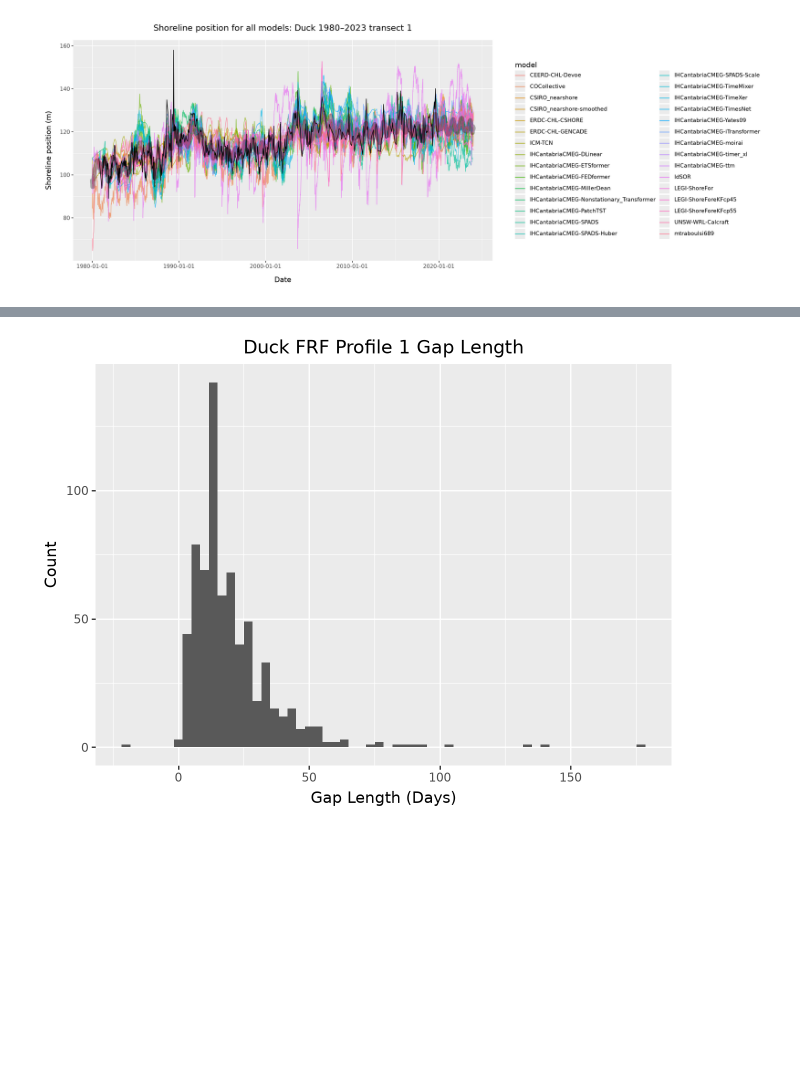
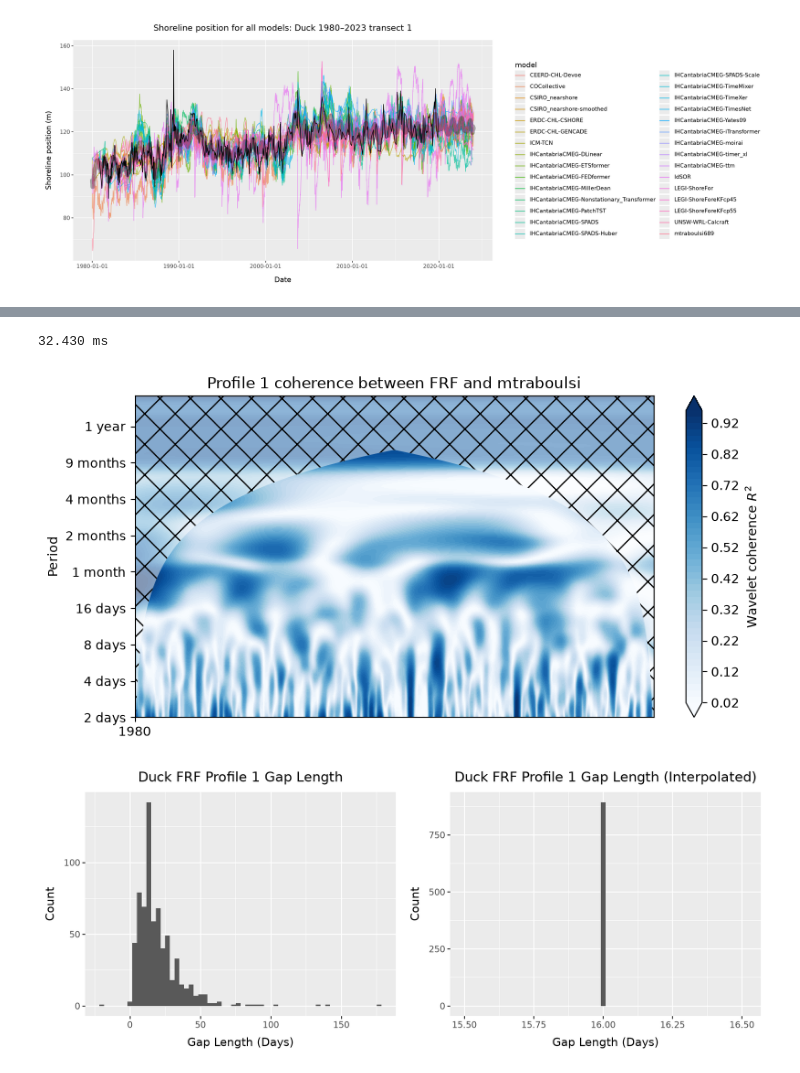
Before and after one commit to samnystrom/shoreshop3-analysis, a Jupyter notebook: analysis.ipynb, the cells around one changed output, grey strips where cells are left out. Cells and saved outputs as stored; diff of their text form; code cells hidden in the pictures; blank space fills up the shorter version.

```diff
--- a/analysis.ipynb
+++ b/analysis.ipynb
@@ -21,6 +33,7 @@ with zipfile.ZipFile(input_cur_path, 'r') as zip:
         input_duck_cur = pd.read_csv(file)
 
 input_duck_cur['date'] = input_duck_cur['time'].apply(lambda s: s[:10])
+input_duck_cur['time'] = pd.to_datetime(input_duck_cur['time'])
 
 input_duck_cur
 # %% [output]
@@ -291,0 +423,27 @@ fig
+# %%
+def time_regularize(df: pd.DataFrame, cols: str | Sequence[str], dt: float) -> pd.DataFrame:
+    '''
+    df should have a "time" column which is a pandas datetime. col is the y-value to interpolate.
+    '''
+
+    if isinstance(cols, str):
+        cols = (cols, )
+
+    start = df['time'].min()
+    range = (df['time'].max() - start).days
+    t = np.arange(0, range, dt)
+
+    out_cols = {'time': t}
+    in_t = df['time'].apply(lambda time: (time - start).days)
+    for col in cols:
+        out_cols[col] = np.interp(t, in_t, df[col])
+
+    df_interp = pd.DataFrame(out_cols)
+    df_interp['time'] = df_interp['time'].apply(lambda time: start + pd.Timedelta(days=time))
+    df_interp['date'] = df_interp['time'].apply(lambda time: time.date().isoformat())
+
+    return df_interp
+
+interp_dt = input_duck_cur['time'].diff().median().days
+input_duck_cur_interp = time_regularize(input_duck_cur, 'xFRF', interp_dt)
+input_duck_cur_interp
@@ -302 +494,14 @@ dt: 16 days
+# %%
+start = time.perf_counter_ns()
+wct = WCT(comparison_df['date'], comparison_df['xFRF'].values, comparison_df['x1'].values, dt=1.0, dj=1/12, s0=-1, J=-1, sig=False, significance_level=0.95, wavelet='morlet', normalize=True)
+elapsed = time.perf_counter_ns() - start
+print(f'{elapsed/1e6:.3f} ms')
+# took 7 minutes, 16 seconds with sig=True
+# %% [output]
+32.430 ms
+# %%
+wct_fig = wct.plot(title='Profile 1 coherence between FRF and mtraboulsi')
+wct_fig
+# %% [output]
+[figure, added]
 # %%
@@ -304,8 +509,12 @@ plt.close('all')
 # %%
-(
+((
     pn.ggplot(pd.to_datetime(input_duck_cur['time']).diff().apply(lambda x: x.days).reset_index().dropna())
     + pn.geom_histogram(pn.aes('time'), bins=60)
     + pn.labs(x='Gap Length (Days)', y='Count', title='Duck FRF Profile 1 Gap Length')
-)
+) | (
+    pn.ggplot(pd.to_datetime(input_duck_cur_interp['time']).diff().apply(lambda x: x.days).reset_index().dropna())
+    + pn.geom_histogram(pn.aes('time'), bins=60)
+    + pn.labs(x='Gap Length (Days)', y='Count', title='Duck FRF Profile 1 Gap Length (Interpolated)')
+)) & pn.theme(figure_size=(10, 4))
 # %% [output]
-[figure, old version]
+[figure, new version]
```
Also changed, not shown: parts of 11 cells of this notebook.
